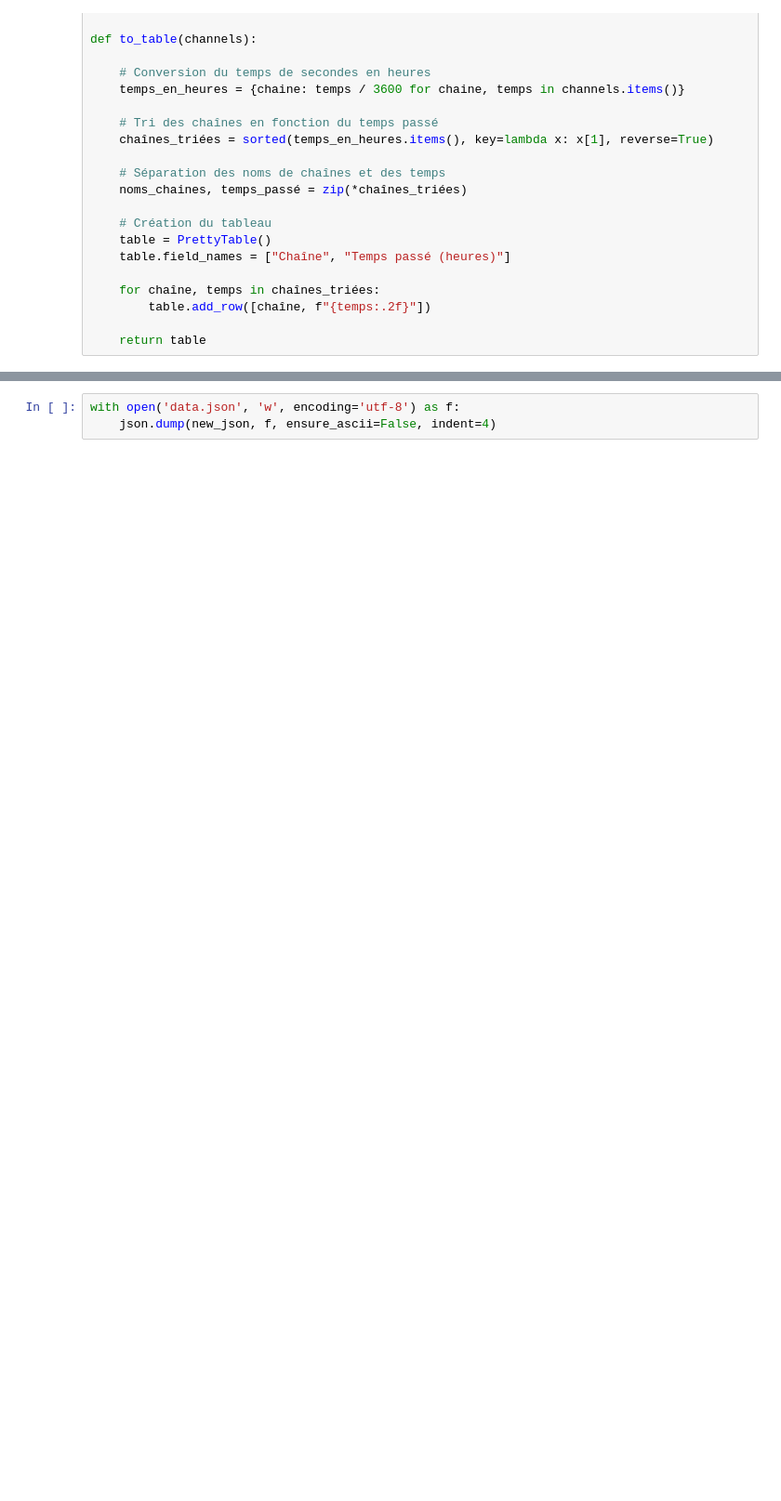
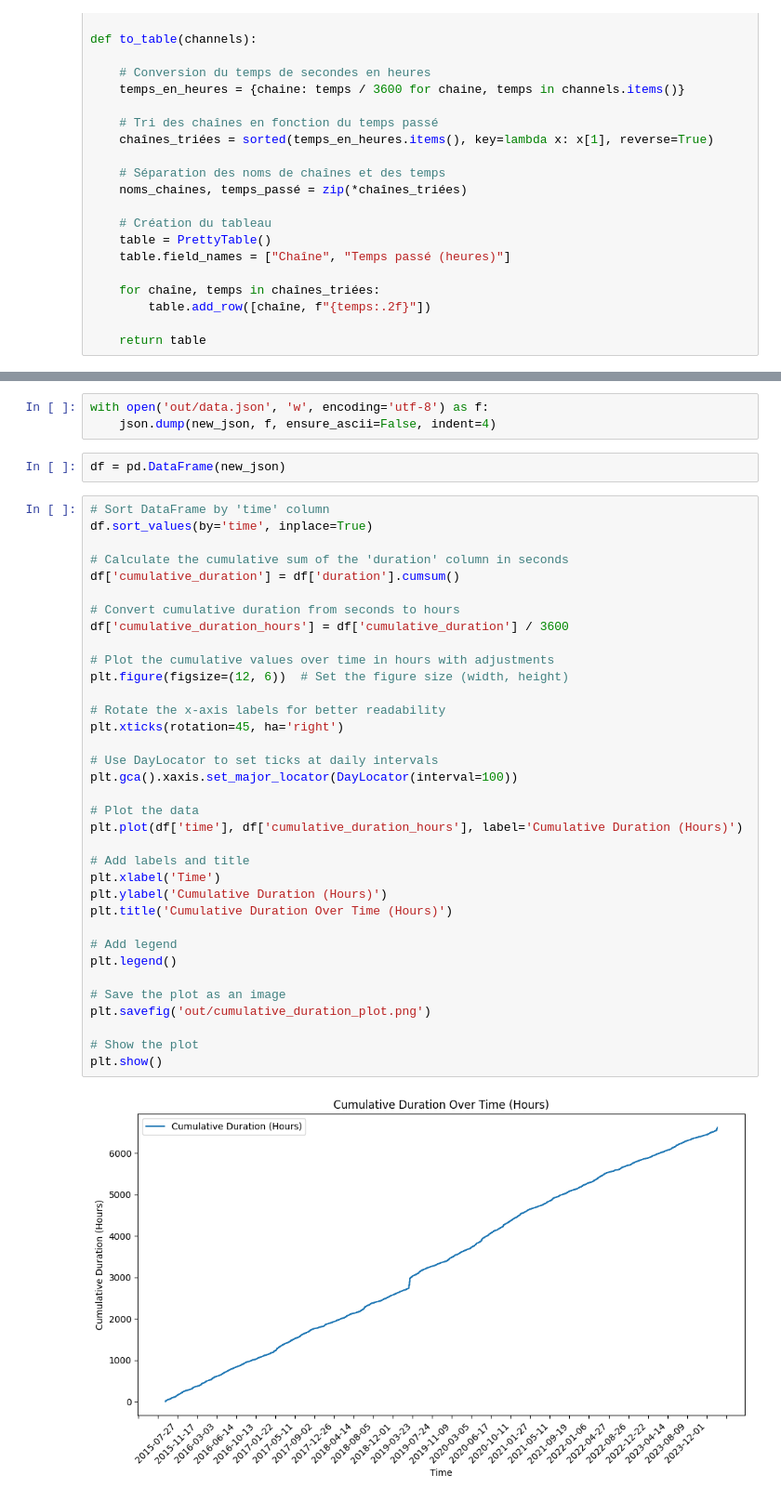
Before and after one commit to AlexisGuillotin/Youtube-Statistics, a Jupyter notebook: YT-jupyter.ipynb, the cells around one changed output, grey strips where cells are left out. Shown: that part at 93% size. Drawn from its saved outputs; the diff is of its cells as text; blank space fills up the shorter version.

Commit message:
working plot chart for hours over time

```diff
--- a/YT-jupyter.ipynb
+++ b/YT-jupyter.ipynb
@@ -105,3 +122,42 @@ Nombre de vidéos regardées: 9
 # %%
-with open('data.json', 'w', encoding='utf-8') as f:
+with open('out/data.json', 'w', encoding='utf-8') as f:
     json.dump(new_json, f, ensure_ascii=False, indent=4)
+# %%
+df = pd.DataFrame(new_json)
+# %%
+# Sort DataFrame by 'time' column
+df.sort_values(by='time', inplace=True)
+
+# Calculate the cumulative sum of the 'duration' column in seconds
+df['cumulative_duration'] = df['duration'].cumsum()
+
+# Convert cumulative duration from seconds to hours
+df['cumulative_duration_hours'] = df['cumulative_duration'] / 3600
+
+# Plot the cumulative values over time in hours with adjustments
+plt.figure(figsize=(12, 6))  # Set the figure size (width, height)
+
+# Rotate the x-axis labels for better readability
+plt.xticks(rotation=45, ha='right')
+
+# Use DayLocator to set ticks at daily intervals
+plt.gca().xaxis.set_major_locator(DayLocator(interval=100))
+
+# Plot the data
+plt.plot(df['time'], df['cumulative_duration_hours'], label='Cumulative Duration (Hours)')
+
+# Add labels and title
+plt.xlabel('Time')
+plt.ylabel('Cumulative Duration (Hours)')
+plt.title('Cumulative Duration Over Time (Hours)')
+
+# Add legend
+plt.legend()
+
+# Save the plot as an image
+plt.savefig('out/cumulative_duration_plot.png')
+
+# Show the plot
+plt.show()
+# %% [output]
+[figure, added]
```
Also changed, not shown: parts of 2 cells of this notebook, 1 other file.
